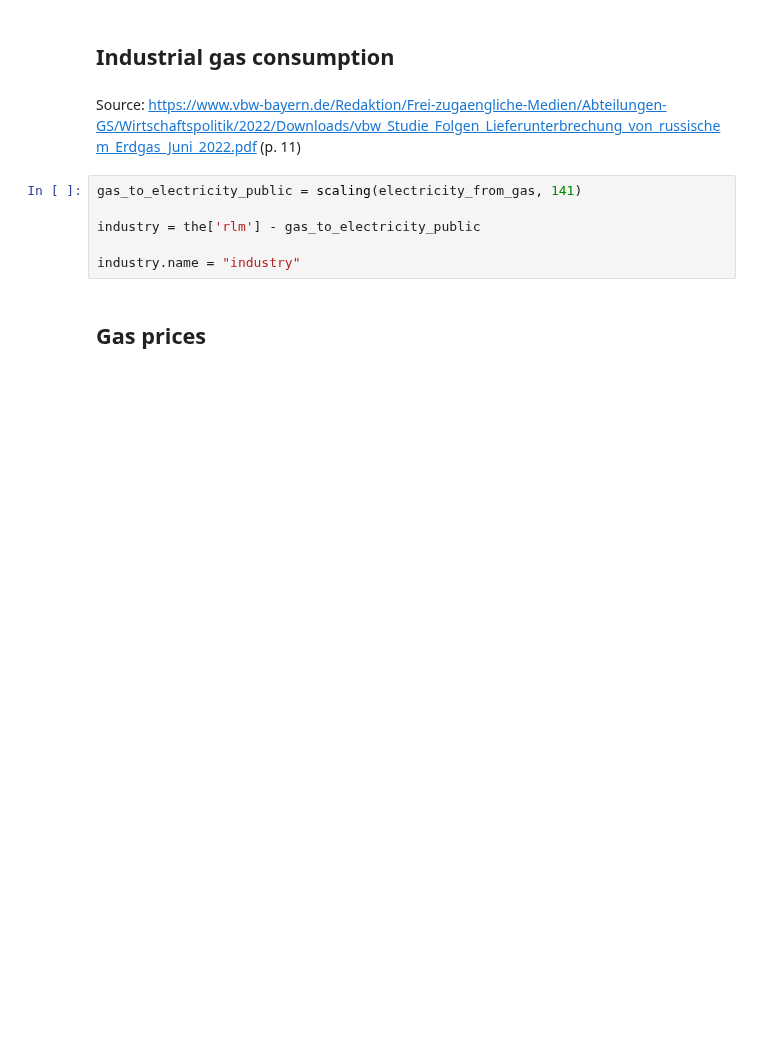
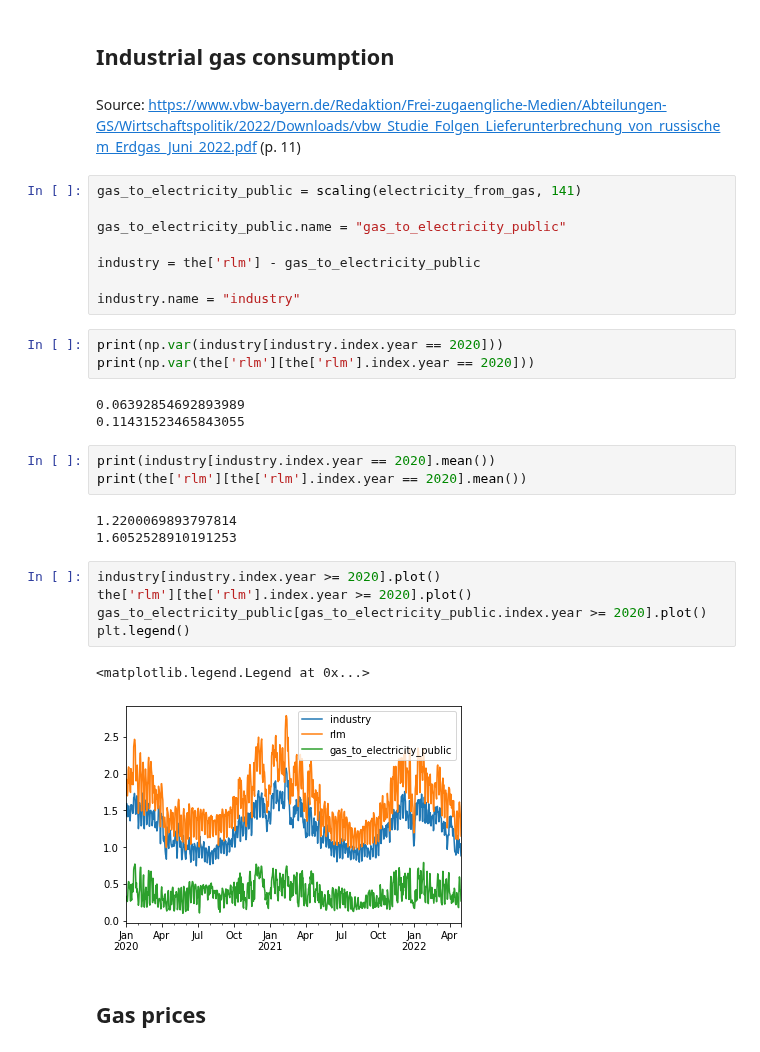
Before and after one commit to oruhnau/energy_demand, a Jupyter notebook: top_down/preprocessing.ipynb, the cells around one changed output. Cells and saved outputs as stored; diff of their text form; blank space fills up the shorter version.

```diff
--- a/top_down/preprocessing.ipynb
+++ b/top_down/preprocessing.ipynb
@@ -263,10 +264,32 @@ plt.xlim(left=start, right=end)
 Source: https://www.vbw-bayern.de/Redaktion/Frei-zugaengliche-Medien/Abteilungen-GS/Wirtschaftspolitik/2022/Downloads/vbw_Studie_Folgen_Lieferunterbrechung_von_russischem_Erdgas_Juni_2022.pdf (p. 11)
 # %%
 gas_to_electricity_public = scaling(electricity_from_gas, 141)
+
+gas_to_electricity_public.name = "gas_to_electricity_public"
 
 industry = the['rlm'] - gas_to_electricity_public
 
 industry.name = "industry"
+# %%
+print(np.var(industry[industry.index.year == 2020]))
+print(np.var(the['rlm'][the['rlm'].index.year == 2020]))
+# %% [output]
+0.06392854692893989
+0.11431523465843055
+# %%
+print(industry[industry.index.year == 2020].mean())
+print(the['rlm'][the['rlm'].index.year == 2020].mean())
+# %% [output]
+1.2200069893797814
+1.6052528910191253
+# %%
+industry[industry.index.year >= 2020].plot()
+the['rlm'][the['rlm'].index.year >= 2020].plot()
+gas_to_electricity_public[gas_to_electricity_public.index.year >= 2020].plot()
+plt.legend()
+# %% [output]
+<matplotlib.legend.Legend at 0x...>
+[figure, added]
 # %% [markdown]
 ## Gas prices
 # %%
```
Also changed, not shown: parts of 1 cell of this notebook.
